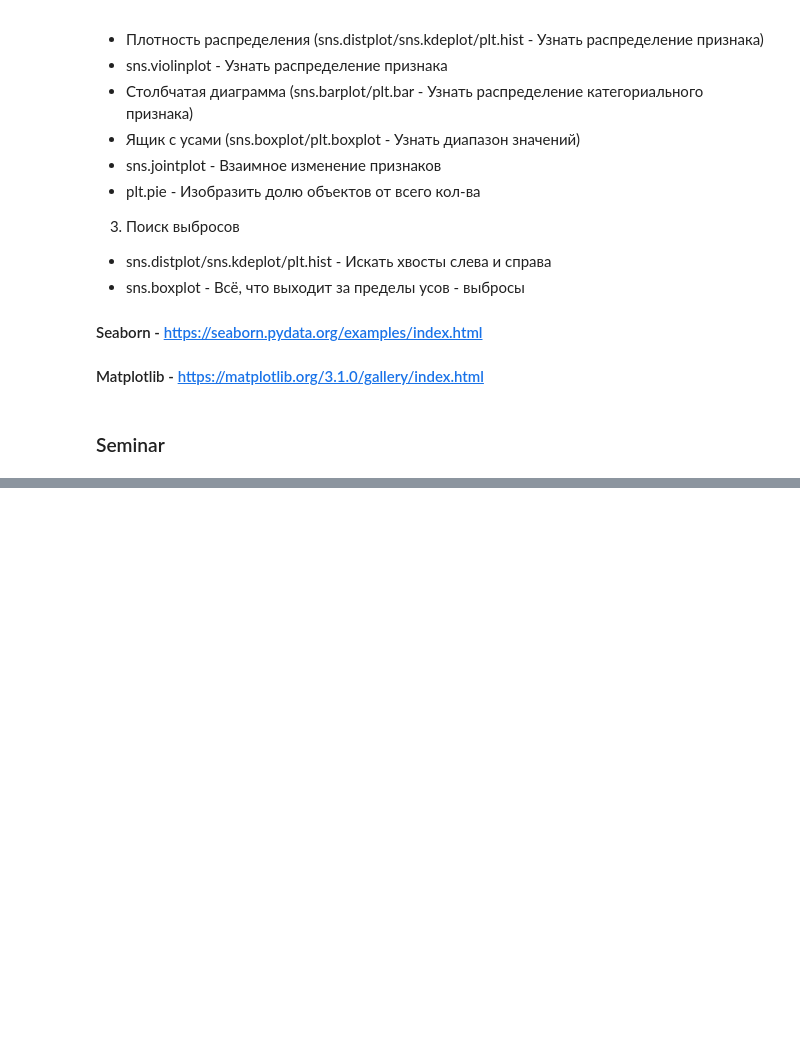
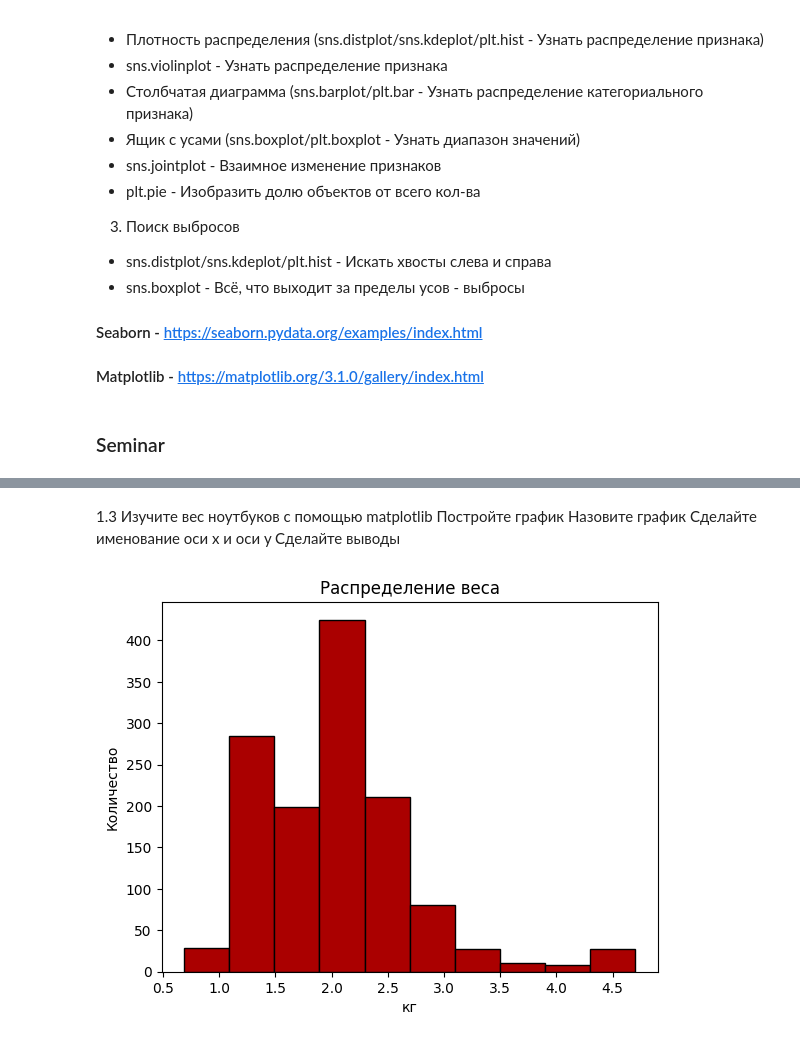
Before and after one commit to erema-andrey/Pyjupyter, a Jupyter notebook: Leson4.ipynb, the cells around one changed output, grey strips where cells are left out. Saved outputs shown, nothing was run; the diff lists cells and outputs as text; code cells hidden in the pictures; blank space fills up the shorter version.

```diff
--- a/Leson4.ipynb
+++ b/Leson4.ipynb
@@ -479,0 +518,13 @@ map_.save_to_html(file_name='./california.html')
+# %% [markdown]
+1.3 Изучите вес ноутбуков с помощью matplotlib
+Постройте график
+Назовите график
+Сделайте именование оси x и оси y
+Сделайте выводы
+# %%
+plt.hist(df['Weight'], edgecolor='black', color='#AA0000')
+plt.title('Распределение веса')
+plt.xlabel('кг')
+plt.ylabel('Количество');
+# %% [output]
+[figure, added]
```
Also changed, not shown: parts of 24 cells of this notebook, 1 other file.
